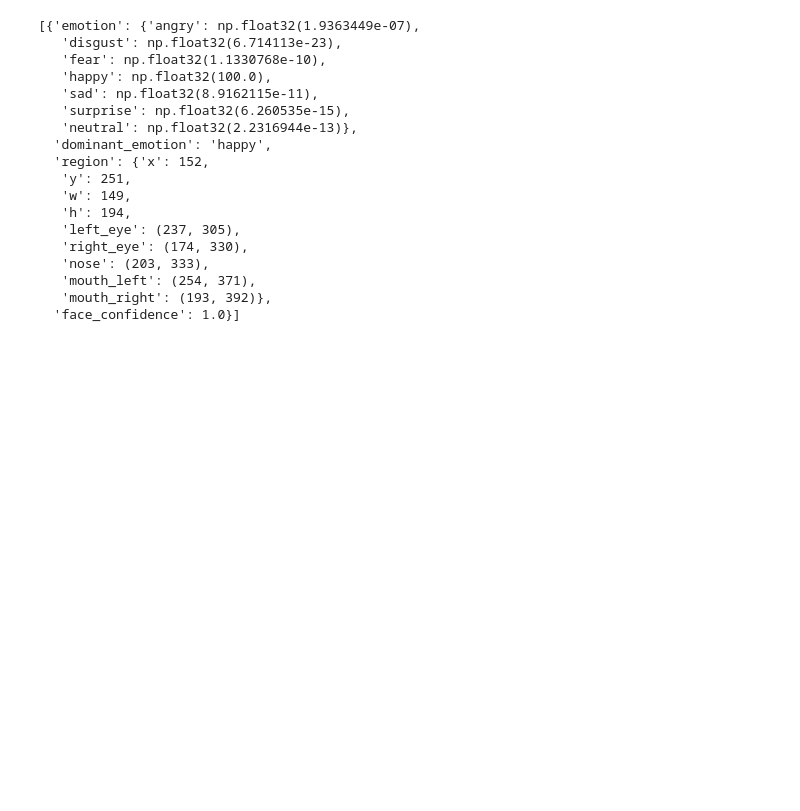
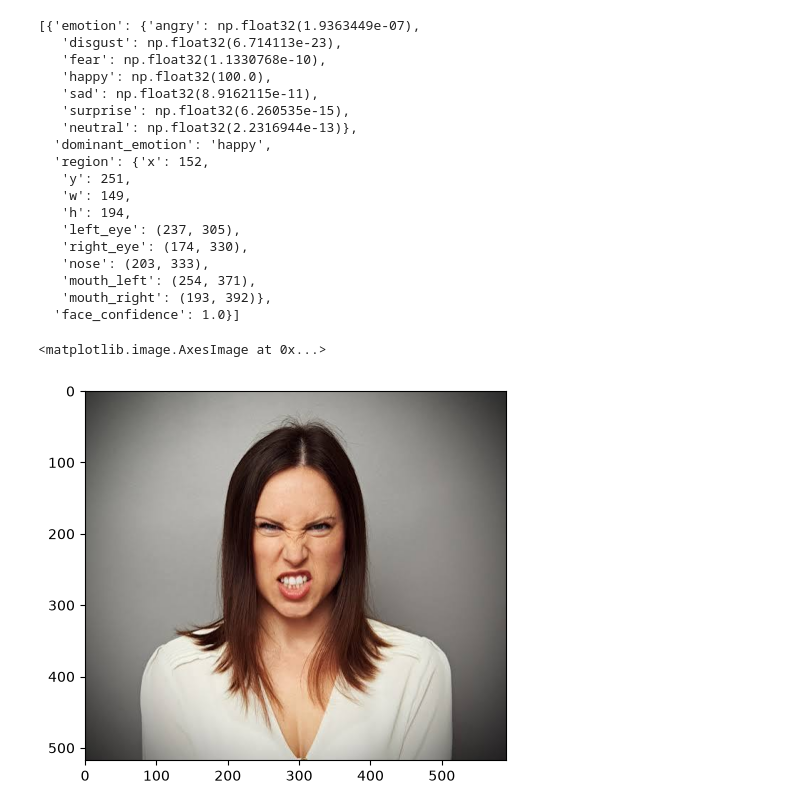
Before and after one commit to aswathh/Face_Emotion_Rcognition, a Jupyter notebook: FER_images.ipynb, the cells around one changed output. Saved outputs shown, nothing was run; the diff lists cells and outputs as text; code cells hidden in the pictures; blank space fills up the shorter version.

Commit message:
detected angry face

```diff
--- a/FER_images.ipynb
+++ b/FER_images.ipynb
@@ -70,3 +70,9 @@ predictions
    'mouth_left': (254, 371),
    'mouth_right': (193, 392)},
   'face_confidence': 1.0}]
+# %%
+img2 = cv.imread("Images/angry.jpg")
+plt.imshow(cv.cvtColor(img2,cv.COLOR_BGR2RGB))
+# %% [output]
+<matplotlib.image.AxesImage at 0x...>
+[figure, added]
```
Also changed, not shown: parts of 2 cells of this notebook.
